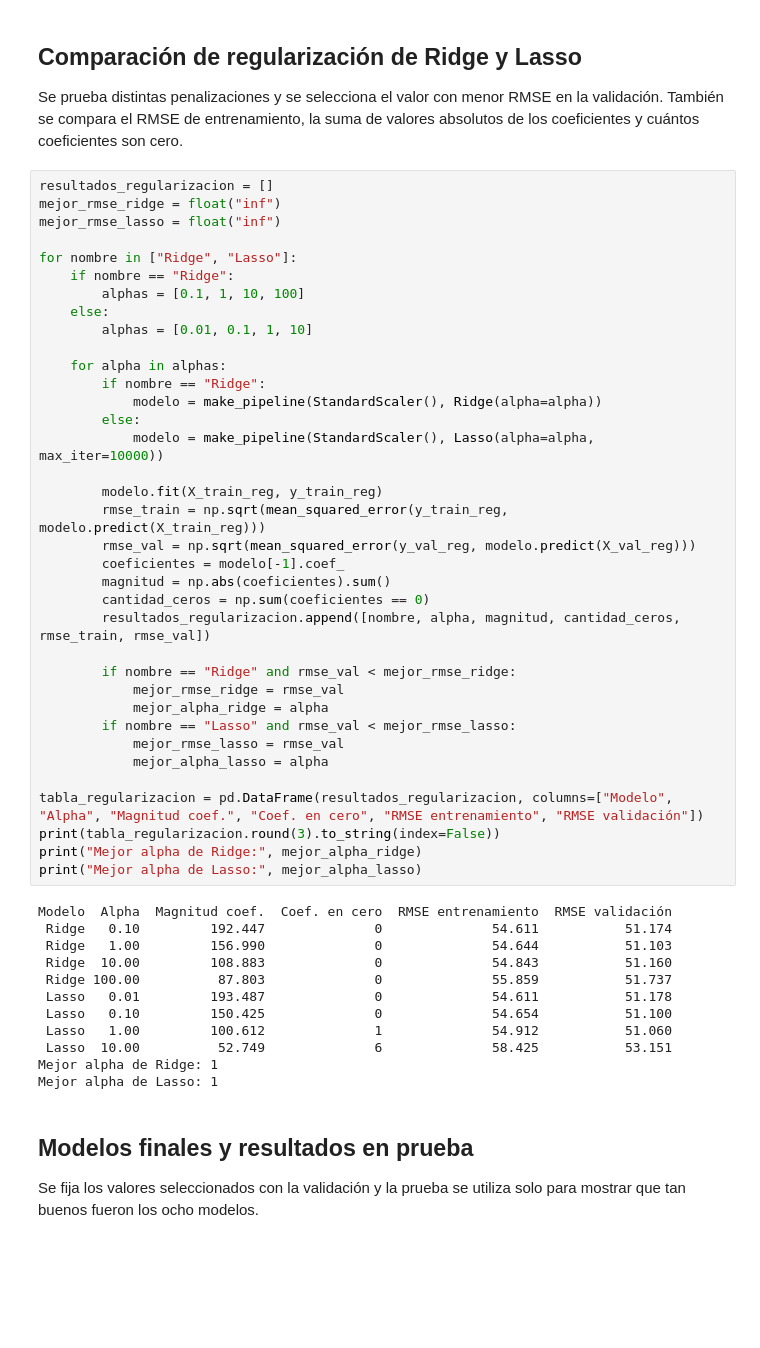
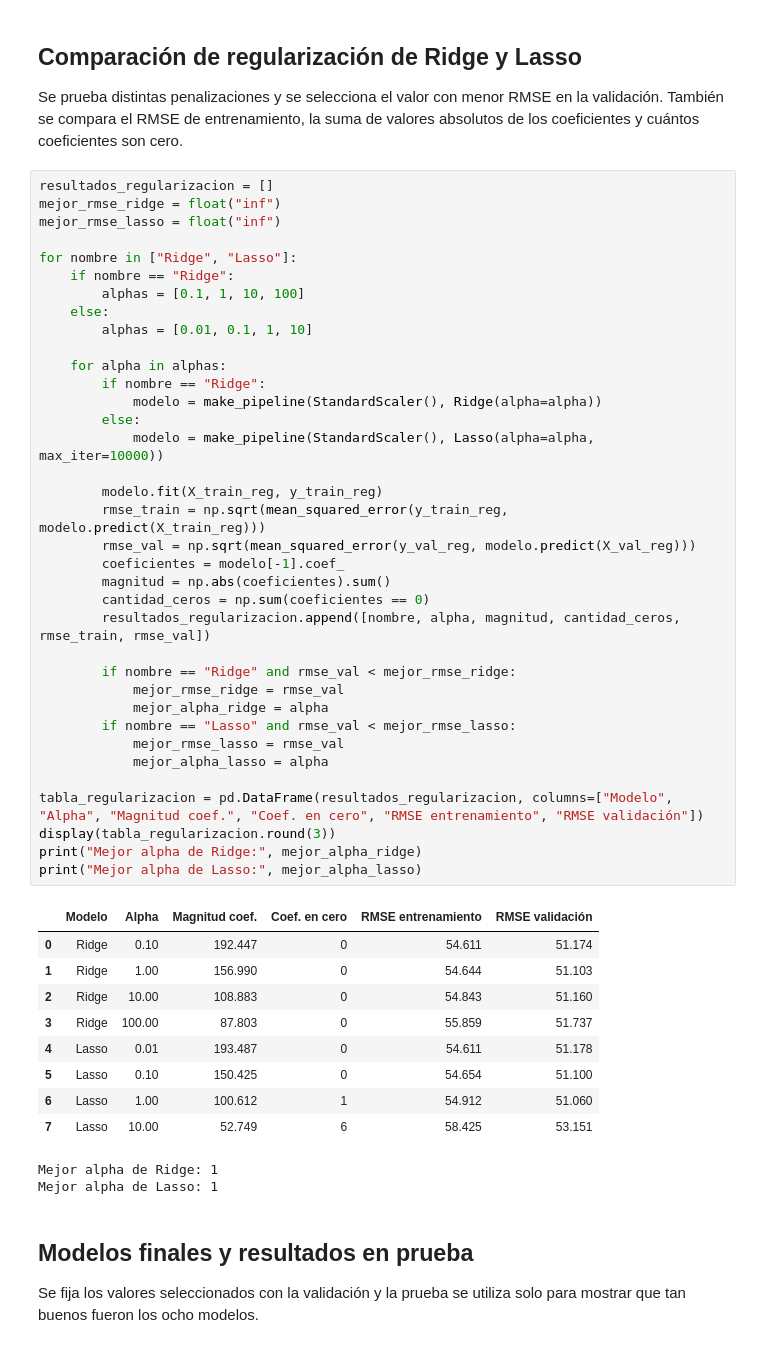
Before and after one commit to MartinCusme/ir26b, a Jupyter notebook: notebooks/01_revml.ipynb, the cells around one changed output. Saved outputs shown, nothing was run; the diff lists cells and outputs as text; blank space fills up the shorter version.

Commit message:
Cambio en el formato de las tablas

```diff
--- a/notebooks/01_revml.ipynb
+++ b/notebooks/01_revml.ipynb
@@ -633,43 +632,43 @@ for nombre in ["Ridge", "Lasso"]:
     if nombre == "Ridge":
         alphas = [0.1, 1, 10, 100]
     else:
         alphas = [0.01, 0.1, 1, 10]
 
     for alpha in alphas:
         if nombre == "Ridge":
             modelo = make_pipeline(StandardScaler(), Ridge(alpha=alpha))
         else:
             modelo = make_pipeline(StandardScaler(), Lasso(alpha=alpha, max_iter=10000))
 
         modelo.fit(X_train_reg, y_train_reg)
         rmse_train = np.sqrt(mean_squared_error(y_train_reg, modelo.predict(X_train_reg)))
         rmse_val = np.sqrt(mean_squared_error(y_val_reg, modelo.predict(X_val_reg)))
         coeficientes = modelo[-1].coef_
         magnitud = np.abs(coeficientes).sum()
         cantidad_ceros = np.sum(coeficientes == 0)
         resultados_regularizacion.append([nombre, alpha, magnitud, cantidad_ceros, rmse_train, rmse_val])
 
         if nombre == "Ridge" and rmse_val < mejor_rmse_ridge:
             mejor_rmse_ridge = rmse_val
             mejor_alpha_ridge = alpha
         if nombre == "Lasso" and rmse_val < mejor_rmse_lasso:
             mejor_rmse_lasso = rmse_val
             mejor_alpha_lasso = alpha
 
 tabla_regularizacion = pd.DataFrame(resultados_regularizacion, columns=["Modelo", "Alpha", "Magnitud coef.", "Coef. en cero", "RMSE entrenamiento", "RMSE validación"])
-print(tabla_regularizacion.round(3).to_string(index=False))
+display(tabla_regularizacion.round(3))
 print("Mejor alpha de Ridge:", mejor_alpha_ridge)
 print("Mejor alpha de Lasso:", mejor_alpha_lasso)
 # %% [output]
+|  | Modelo | Alpha | Magnitud coef. | Coef. en cero | RMSE entrenamiento | RMSE validación |
+| 0 | Ridge | 0.10 | 192.447 | 0 | 54.611 | 51.174 |
+| 1 | Ridge | 1.00 | 156.990 | 0 | 54.644 | 51.103 |
+| 2 | Ridge | 10.00 | 108.883 | 0 | 54.843 | 51.160 |
+| 3 | Ridge | 100.00 | 87.803 | 0 | 55.859 | 51.737 |
+| 4 | Lasso | 0.01 | 193.487 | 0 | 54.611 | 51.178 |
+| 5 | Lasso | 0.10 | 150.425 | 0 | 54.654 | 51.100 |
+| 6 | Lasso | 1.00 | 100.612 | 1 | 54.912 | 51.060 |
+| 7 | Lasso | 10.00 | 52.749 | 6 | 58.425 | 53.151 |
-Modelo  Alpha  Magnitud coef.  Coef. en cero  RMSE entrenamiento  RMSE validación
- Ridge   0.10         192.447              0              54.611           51.174
- Ridge   1.00         156.990              0              54.644           51.103
- Ridge  10.00         108.883              0              54.843           51.160
- Ridge 100.00          87.803              0              55.859           51.737
- Lasso   0.01         193.487              0              54.611           51.178
- Lasso   0.10         150.425              0              54.654           51.100
- Lasso   1.00         100.612              1              54.912           51.060
- Lasso  10.00          52.749              6              58.425           53.151
 Mejor alpha de Ridge: 1
 Mejor alpha de Lasso: 1
 # %% [markdown]
```
Also changed, not shown: parts of 8 cells of this notebook.
